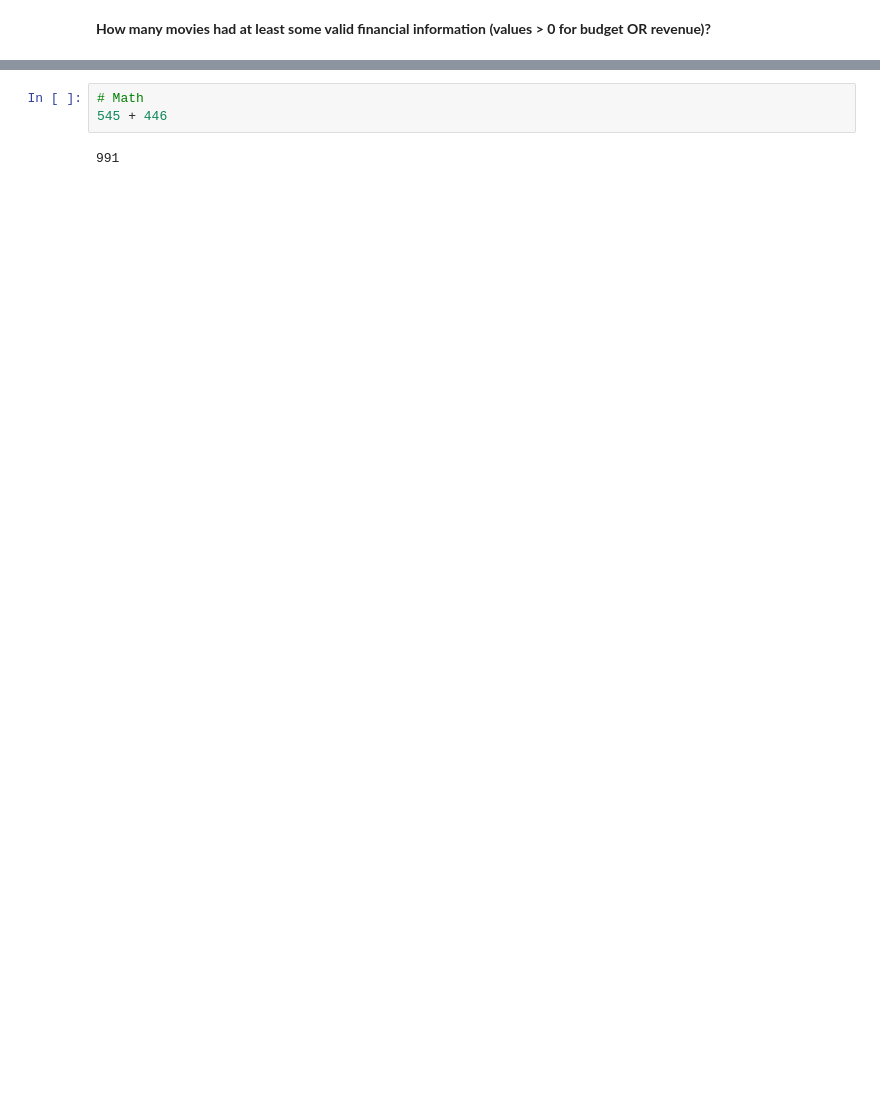
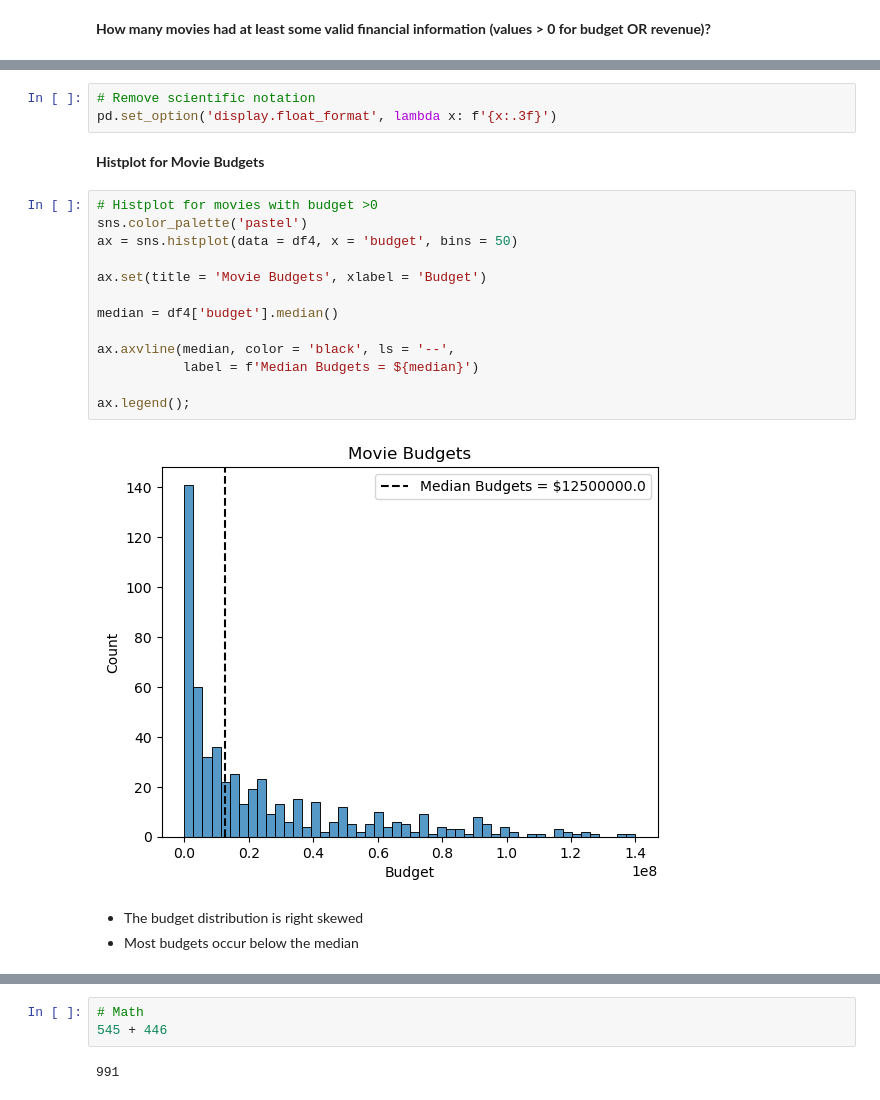
Before and after one commit to AshleyHeinrich/IMDB2, a Jupyter notebook: Exploratory_Data_Analysis.ipynb, the cells around one changed output, grey strips where cells are left out. Saved outputs shown, nothing was run; the diff lists cells and outputs as text; blank space fills up the shorter version.

Commit message:
Visualizations

```diff
--- a/Exploratory_Data_Analysis.ipynb
+++ b/Exploratory_Data_Analysis.ipynb
@@ -123,4 +133,27 @@ memory usage: 115.0+ KB
 | 11 | tt0120467 | 0.000 | /knok3mNReKqPTplnnqz7E4dd7mD.jpg | NaN | 120000.000 | [{'id': 18, 'name': 'Drama'}, {'i... | NaN | 19085.000 | ... |
 | 12 | tt0120626 | 0.000 | /6xz9H7IMK3W21SNwAVmE9oW6YjX.jpg | NaN | 6105121.000 | [{'id': 18, 'name': 'Drama'}, {'i... | NaN | 54380.000 | ... |
 5 rows × 26 columns
+# %%
+# Remove scientific notation
+pd.set_option('display.float_format', lambda x: f'{x:.3f}')
+# %% [markdown]
+**Histplot for Movie Budgets**
+# %%
+# Histplot for movies with budget >0
+sns.color_palette('pastel')
+ax = sns.histplot(data = df4, x = 'budget', bins = 50)
+
+ax.set(title = 'Movie Budgets', xlabel = 'Budget')
+
+median = df4['budget'].median()
+
+ax.axvline(median, color = 'black', ls = '--',
+           label = f'Median Budgets = ${median}')
+
+ax.legend();
+# %% [output]
+[figure, added]
+# %% [markdown]
+* The budget distribution is right skewed
+* Most budgets occur below the median
 # %%
```
Also changed, not shown: parts of 30 cells of this notebook, 1 other file.
